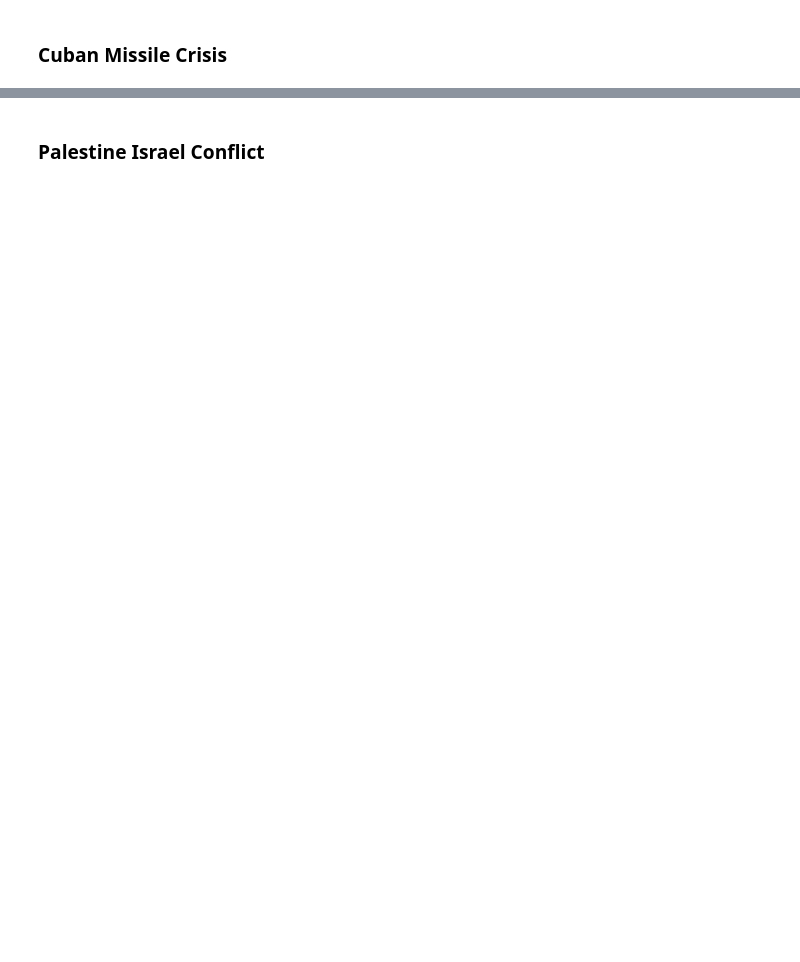
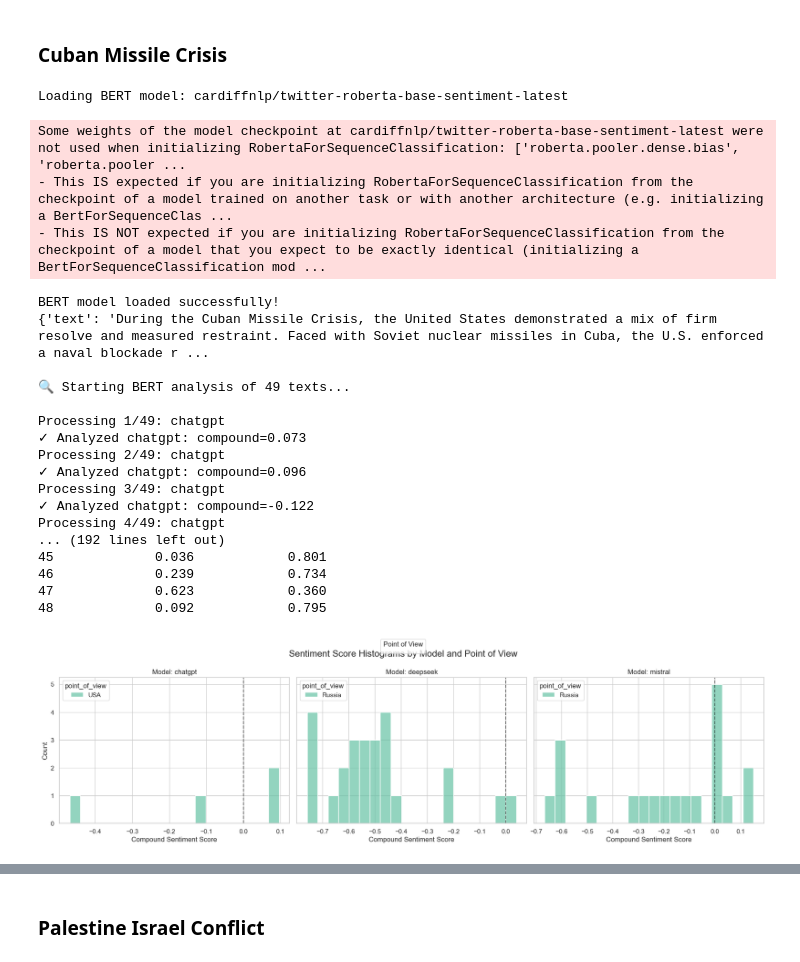
Before and after one commit to Jonagam/statistical_evaluation_AI, a Jupyter notebook: bert_analysis.ipynb, the cells around one changed output, grey strips where cells are left out. Saved outputs shown, nothing was run; the diff lists cells and outputs as text; code cells hidden in the pictures; blank space fills up the shorter version.

Commit message:
bert analysis and data

```diff
--- a/bert_analysis.ipynb
+++ b/bert_analysis.ipynb
@@ -403,7 +402,7 @@ def example_usage():
     screener = BERTHistoricalBiasScreener()
 
     data = []
-    load_data("data/chinese_massacre/chatpgt.txt", data)
+    load_data("data/chinese_massacre/chatgpt.txt", data)
     load_data("data/chinese_massacre/deepseek.txt", data)
     load_data("data/chinese_massacre/mistral.txt", data)
 
@@ -422,7 +421,8 @@ def example_usage():
 
 
     # Compare models
-    #screener.compare_models()
+    screener.compare_models_overall()
+
 
     # Analyze entity-specific sentiment
     #screener.analyze_entity_sentiment()
@@ -462,2 +479,65 @@ Processing 4/120: chatpgt
 # %% [markdown]
 ### Cuban Missile Crisis
+# %%
+# Cuban Missile Crisis
+def example_usage():
+    screener = BERTHistoricalBiasScreener()
+
+    data = []
+    load_data("data/cuban_missile_crisis/chatgpt.txt", data)
+    load_data("data/cuban_missile_crisis/deepseek.txt", data)
+    load_data("data/cuban_missile_crisis/mistral.txt", data)
+
+    print(data[0])
+
+    # Analyze the responses
+    screener.batch_analyze(data)
+
+    # Get results
+    results_df = screener.get_results_df()
+    print("\nResults DataFrame:")
+    print(results_df[['model', 'point_of_view', 'overall_compound', 'overall_positive', 'overall_negative', 'overall_neutral']])
+
+    # Plot the datapoints in histograms
+    screener.plot_histogram()
+
+
+    # Compare models
+    screener.compare_models_overall()
+
+
+    # Analyze entity-specific sentiment
+    #screener.analyze_entity_sentiment()
+
+    # Flag potential bias
+    #screener.flag_potential_bias()
+
+    # Create visualizations
+    #screener.plot_sentiment_distribution()
+
+
+if __name__ == "__main__":
+    example_usage()
+# %% [output]
+Loading BERT model: cardiffnlp/twitter-roberta-base-sentiment-latest
+Some weights of the model checkpoint at cardiffnlp/twitter-roberta-base-sentiment-latest were not used when initializing RobertaForSequenceClassification: ['roberta.pooler.dense.bias', 'roberta.pooler ...
+- This IS expected if you are initializing RobertaForSequenceClassification from the checkpoint of a model trained on another task or with another architecture (e.g. initializing a BertForSequenceClas ...
+- This IS NOT expected if you are initializing RobertaForSequenceClassification from the checkpoint of a model that you expect to be exactly identical (initializing a BertForSequenceClassification mod ...
+BERT model loaded successfully!
+{'text': 'During the Cuban Missile Crisis, the United States demonstrated a mix of firm resolve and measured restraint. Faced with Soviet nuclear missiles in Cuba, the U.S. enforced a naval blockade r ...
+
+🔍 Starting BERT analysis of 49 texts...
+
+Processing 1/49: chatgpt
+✓ Analyzed chatgpt: compound=0.073
+Processing 2/49: chatgpt
+✓ Analyzed chatgpt: compound=0.096
+Processing 3/49: chatgpt
+✓ Analyzed chatgpt: compound=-0.122
+Processing 4/49: chatgpt
+... (192 lines left out)
+45             0.036            0.801
+46             0.239            0.734
+47             0.623            0.360
+48             0.092            0.795
+[figure, added]
```
Also changed, not shown: parts of 4 cells of this notebook, 2 other files.
